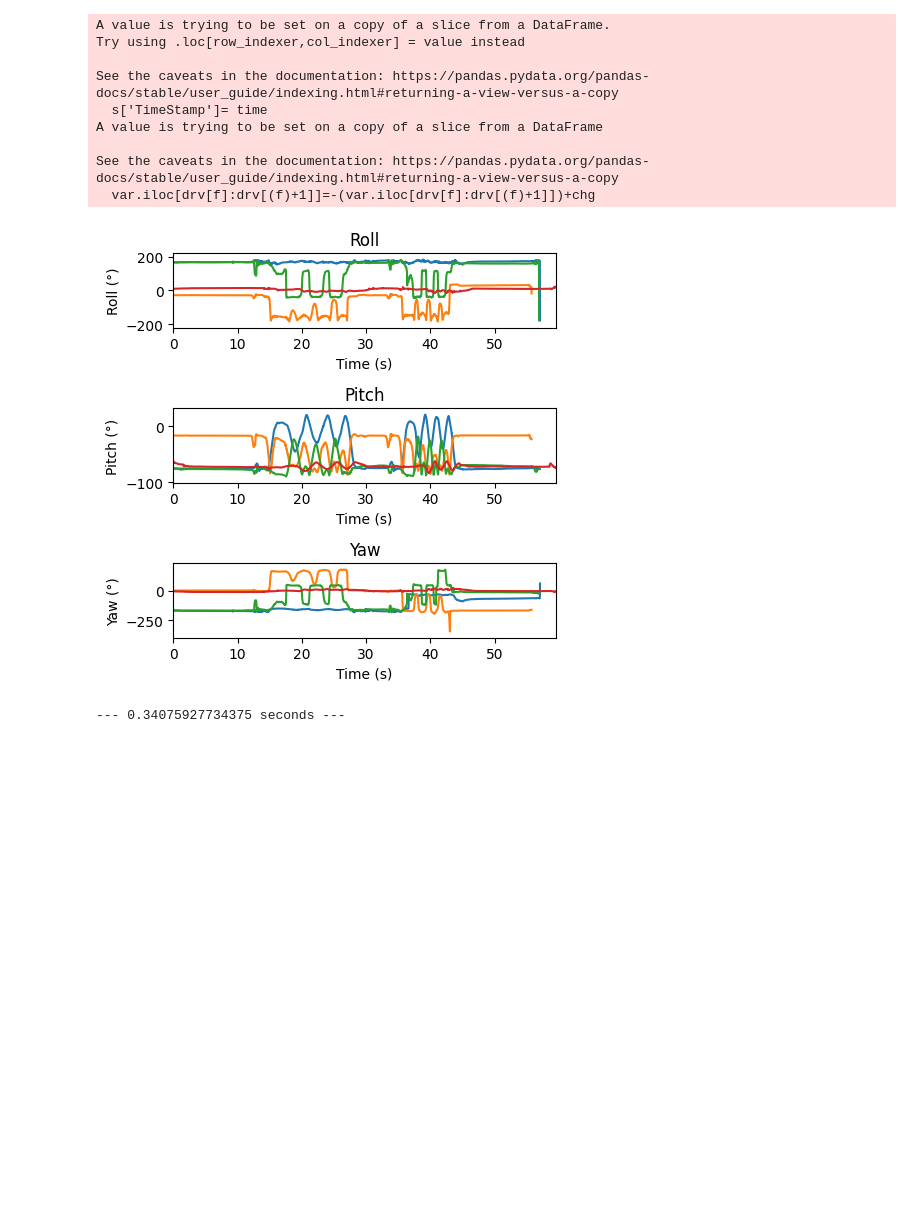
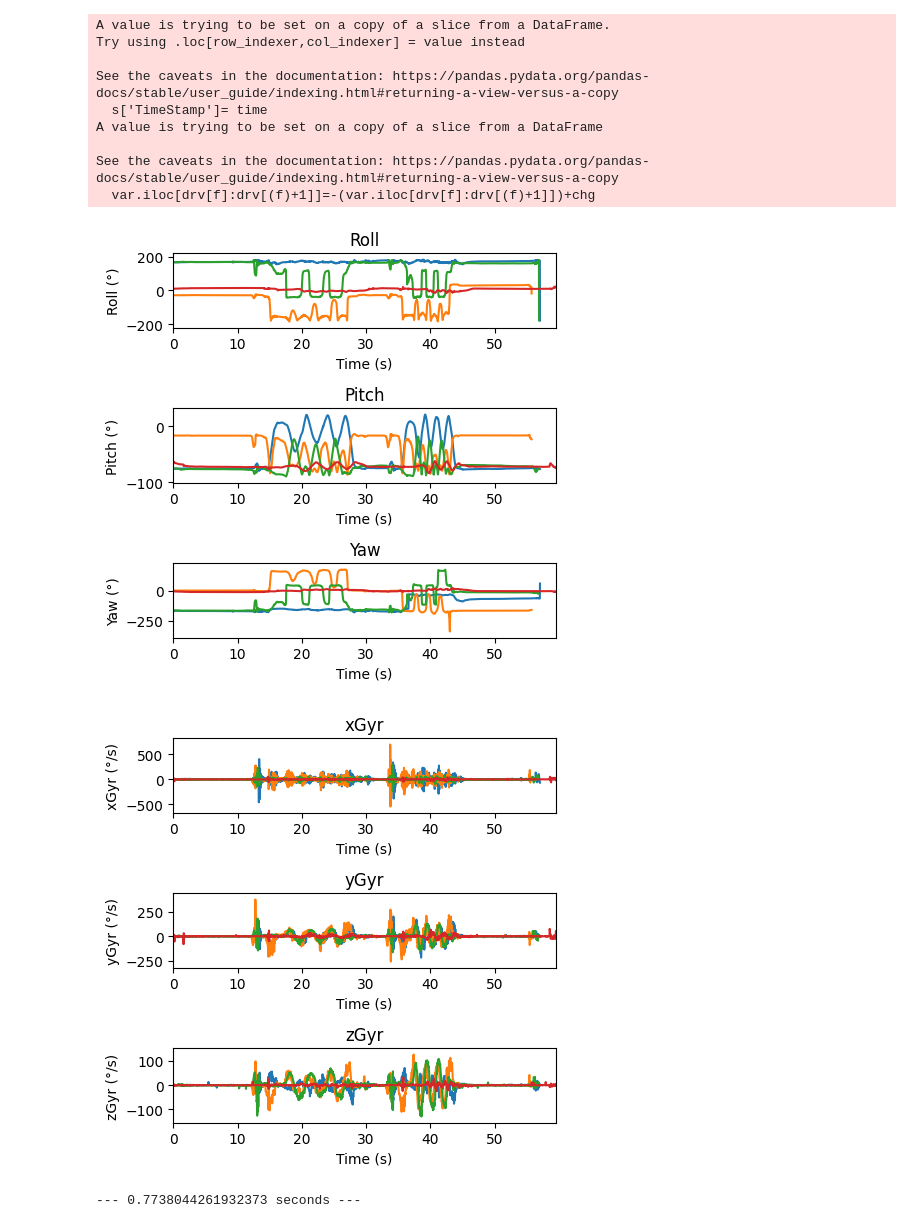
Before and after one commit to TEC-CIMB/SAM-Processing, a Jupyter notebook: Proyecto_SAM.ipynb, the cells around one changed output. Drawn from its saved outputs; the diff is of its cells as text; code cells hidden in the pictures; blank space fills up the shorter version.

```diff
--- a/Proyecto_SAM.ipynb
+++ b/Proyecto_SAM.ipynb
@@ -29,12 +29,16 @@ def Plot_Data(data):
   This fuction plot the Roll, Pitch and Yaw data.
   """
 
-  fig, (ax1, ax2, ax3) = plt.subplots(3, 1, figsize=(4.8, 4.8))
+  fig1, (ax1, ax2, ax3) = plt.subplots(3, 1, figsize=(4.8, 4.8))
+  fig2, (axa, axb, axc) = plt.subplots(3, 1, figsize=(4.8, 4.8))
   for i in data:
     s= data[i]
     ax1.plot(s['TimeStamp'],s['Roll'], label= i)
     ax2.plot(s['TimeStamp'],s['Pitch'], label= i)
     ax3.plot(s['TimeStamp'],s['Yaw'], label= i)
+    axa.plot(s['TimeStamp'],s['xGyr'], label= i)
+    axb.plot(s['TimeStamp'],s['yGyr'], label= i)
+    axc.plot(s['TimeStamp'],s['zGyr'], label= i)
   ax1.set_xlabel('Time (s)')
   ax1.set_ylabel('Roll (°)')
   ax1.set_title('Roll')
@@ -44,10 +48,23 @@ def Plot_Data(data):
   ax3.set_xlabel('Time (s)')
   ax3.set_ylabel('Yaw (°)')
   ax3.set_title('Yaw')
+  axa.set_xlabel('Time (s)')
+  axa.set_ylabel('xGyr (°/s)')
+  axa.set_title('xGyr')
+  axb.set_xlabel('Time (s)')
+  axb.set_ylabel('yGyr (°/s)')
+  axb.set_title('yGyr')
+  axc.set_xlabel('Time (s)')
+  axc.set_ylabel('zGyr (°/s)')
+  axc.set_title('zGyr')
   ax1.margins(0, 0.1)
   ax2.margins(0, 0.1)
   ax3.margins(0, 0.1)
-  fig.tight_layout()
+  axa.margins(0, 0.1)
+  axb.margins(0, 0.1)
+  axc.margins(0, 0.1)
+  fig1.tight_layout()
+  fig2.tight_layout()
   plt.show()
   return None
 #_______________________________________________________________________________
@@ -109,8 +126,8 @@ def Resample(data, f):
 #_______________________________________________________________________________
 def Syncronize(data):
   """
-  This function synchronizes the sensors and returns the synchronized data using
-  cross correlation lag.
+  This function synchronizes the sensors and returns the synchronized data
+  using cross correlation lag.
   """
   lag={}
   n= list(data.keys())
@@ -128,7 +145,8 @@ def Syncronize(data):
     corr = signal.correlate(data_b, data_a, mode='same')
     lags = signal.correlation_lags(len(data_a), len(data_b),mode='same')
     corr_max= np.argmax(corr,axis=0)
-    lag= np.append(lag,np.median([lags[corr_max[0]], lags[corr_max[1]], lags[corr_max[2]]]))
+    lag= np.append(lag,np.median([lags[corr_max[0]], lags[corr_max[1]],
+                                  lags[corr_max[2]]]))
   n= np.append(ref,n)
   if 0 > min(lag): lag += abs(min(lag))
   for s in range(0,len(n)):
@@ -171,32 +189,34 @@ def Get_Rotation_Matrix(data):
 # %%
 start_time = time.time()
 #test= input('put the name test:')
 test= 'FECad_p1'
 dir="D:/_Proyecto-SAM/2022-02-01/"+test+'/'
 # Load the data
 data= Load_Files(dir)
 # Set Start to 0 Sensors(SAM).
 data= Set_Data(data)
 # Adjust angles range to a continous angles.
 data= Change_Range(data,150)
-# Resample the data to 200 Hz.
+# Oversample the data to 200 Hz.
 data= Resample(data,200)
 # Synchronize the data.
 data= Syncronize(data)
-# Resample the data to 200 Hz.
-data= Resample(data,200)
+# Resample the data to 50 Hz.
+data= Resample(data,50)
+
 # Plot the data
 Plot_Data(data)
 print("--- %s seconds ---" % (time.time() - start_time))
 # %% [output]
 A value is trying to be set on a copy of a slice from a DataFrame.
 Try using .loc[row_indexer,col_indexer] = value instead
 
 See the caveats in the documentation: https://pandas.pydata.org/pandas-docs/stable/user_guide/indexing.html#returning-a-view-versus-a-copy
   s['TimeStamp']= time
 A value is trying to be set on a copy of a slice from a DataFrame
 
 See the caveats in the documentation: https://pandas.pydata.org/pandas-docs/stable/user_guide/indexing.html#returning-a-view-versus-a-copy
   var.iloc[drv[f]:drv[(f)+1]]=-(var.iloc[drv[f]:drv[(f)+1]])+chg
 [figure]
+[figure, added]
---- 0.34075927734375 seconds ---
+--- 0.7738044261932373 seconds ---
```
